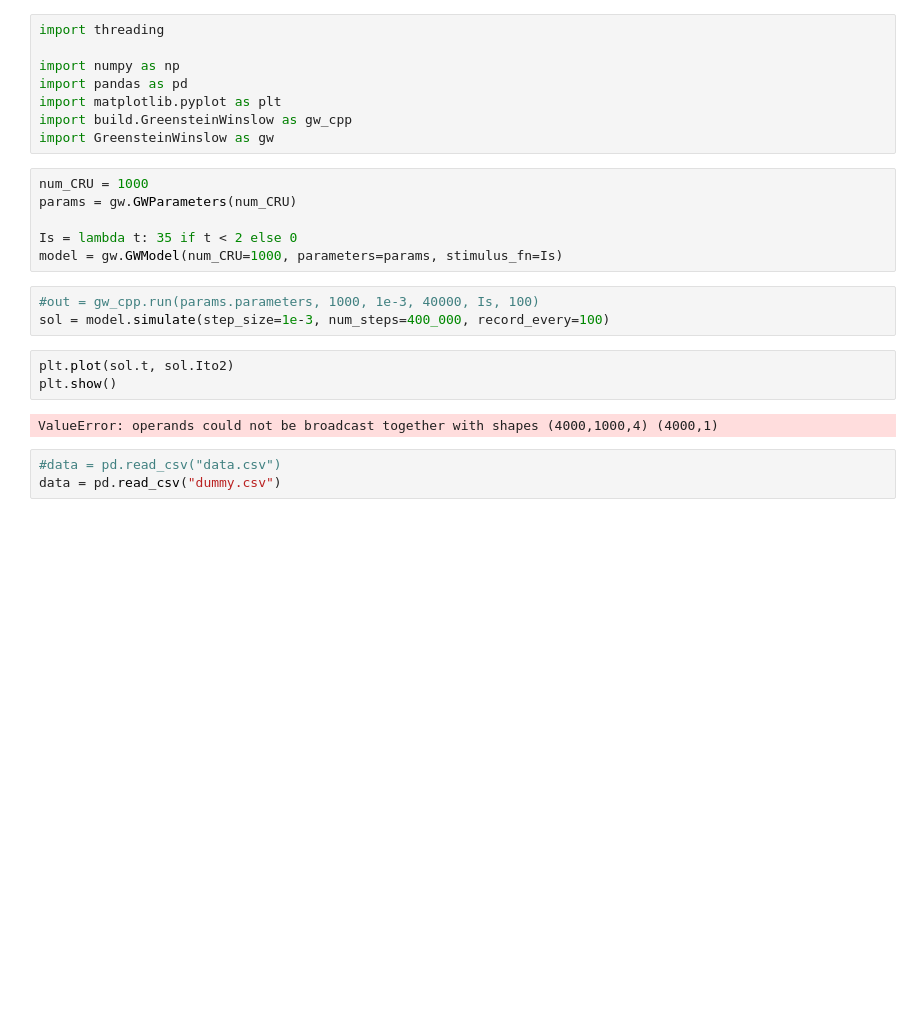
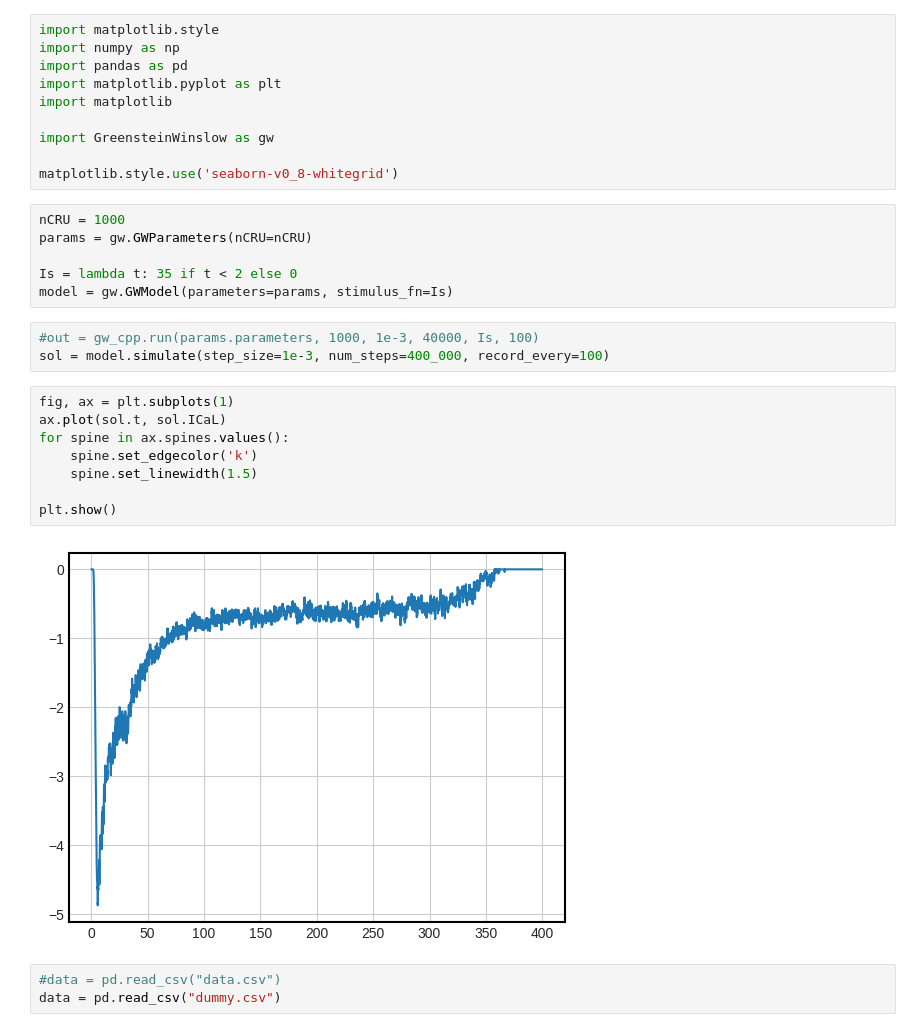
Before and after one commit to lukeoloughlin/GW-model, a Jupyter notebook: gw.ipynb, the cells around one changed output. Cells and saved outputs as stored; diff of their text form; blank space fills up the shorter version.

```diff
--- a/gw.ipynb
+++ b/gw.ipynb
@@ -1,25 +1,32 @@
 # %%
-import threading
-
+import matplotlib.style
 import numpy as np
 import pandas as pd
 import matplotlib.pyplot as plt
-import build.GreensteinWinslow as gw_cpp
+import matplotlib
+
 import GreensteinWinslow as gw
+
+matplotlib.style.use('seaborn-v0_8-whitegrid')
 # %%
-num_CRU = 1000
-params = gw.GWParameters(num_CRU)
+nCRU = 1000
+params = gw.GWParameters(nCRU=nCRU)
 
 Is = lambda t: 35 if t < 2 else 0
-model = gw.GWModel(num_CRU=1000, parameters=params, stimulus_fn=Is)
+model = gw.GWModel(parameters=params, stimulus_fn=Is)
 # %%
 #out = gw_cpp.run(params.parameters, 1000, 1e-3, 40000, Is, 100)
 sol = model.simulate(step_size=1e-3, num_steps=400_000, record_every=100)
-# %%
-plt.plot(sol.t, sol.Ito2)
-plt.show()
-# %% [output]
-ValueError: operands could not be broadcast together with shapes (4000,1000,4) (4000,1)
+# %%
+fig, ax = plt.subplots(1)
+ax.plot(sol.t, sol.ICaL)
+for spine in ax.spines.values():
+    spine.set_edgecolor('k')
+    spine.set_linewidth(1.5)
+
+plt.show()
+# %% [output]
+[figure, added]
 # %%
 #data = pd.read_csv("data.csv")
 data = pd.read_csv("dummy.csv")
```
Also changed, not shown: 4 other files.
